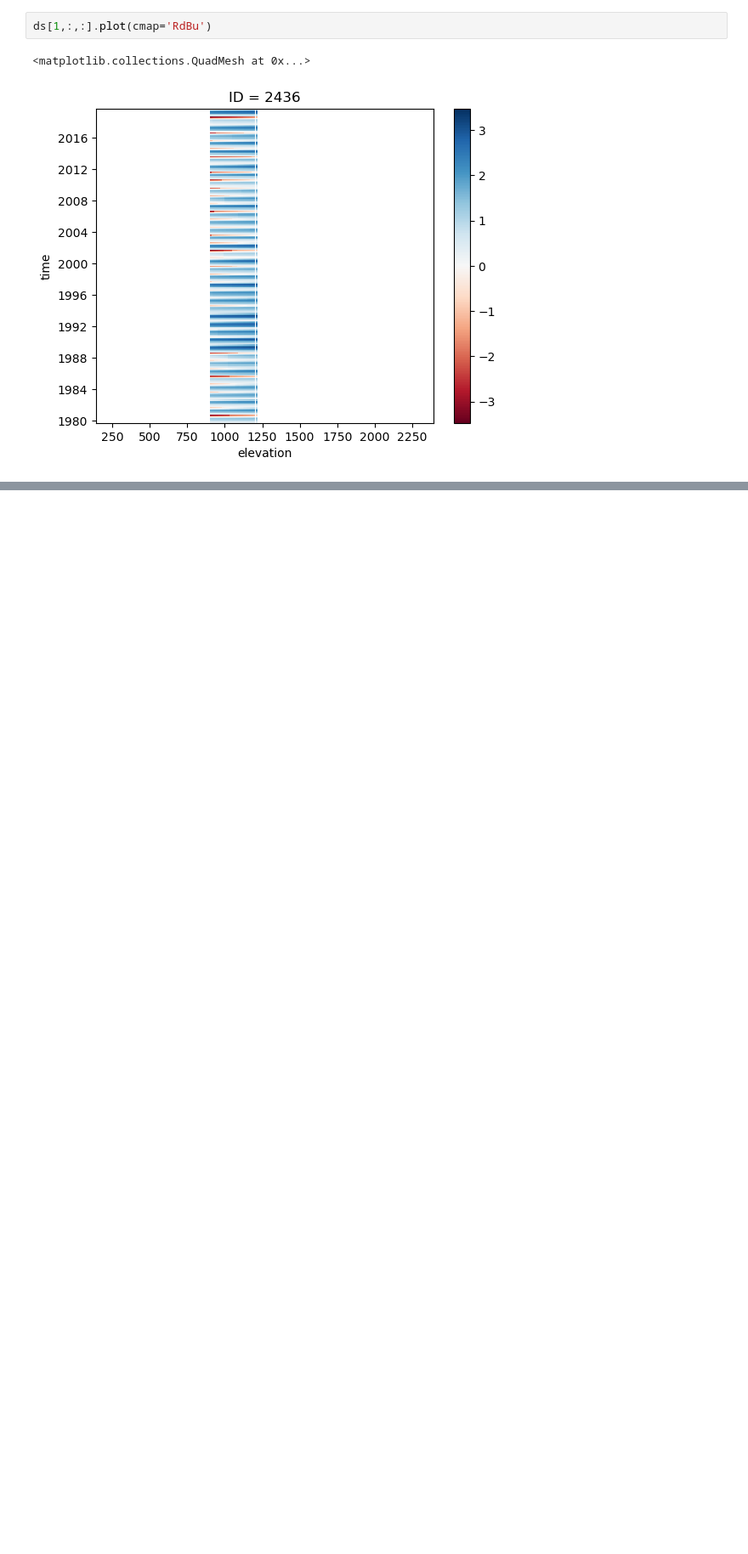
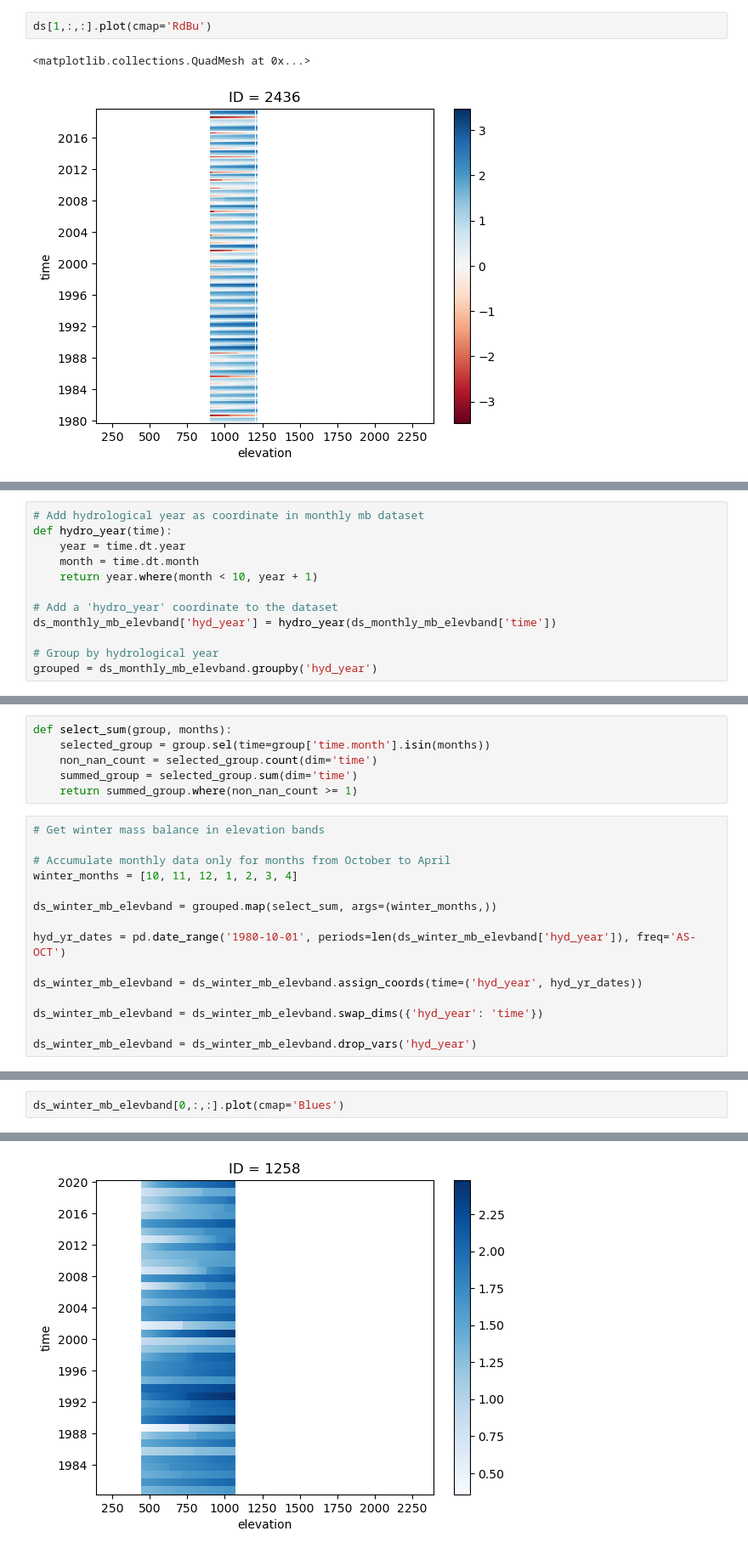
Before and after one commit to khsjursen/ML_MB_Norway, a Jupyter notebook: process_model_results.ipynb, the cells around one changed output, grey strips where cells are left out. Shown at 85% size. Saved outputs shown, nothing was run; the diff lists cells and outputs as text; blank space fills up the shorter version.

```diff
--- a/process_model_results.ipynb
+++ b/process_model_results.ipynb
@@ -223,0 +249,12 @@ annual_sums[1,:,:].plot(cmap='RdBu')
+# %%
+# Add hydrological year as coordinate in monthly mb dataset
+def hydro_year(time):
+    year = time.dt.year
+    month = time.dt.month
+    return year.where(month < 10, year + 1)
+
+# Add a 'hydro_year' coordinate to the dataset
+ds_monthly_mb_elevband['hyd_year'] = hydro_year(ds_monthly_mb_elevband['time'])
+
+# Group by hydrological year
+grouped = ds_monthly_mb_elevband.groupby('hyd_year')
@@ -223,0 +263,21 @@ annual_sums[1,:,:].plot(cmap='RdBu')
+# %%
+def select_sum(group, months):
+    selected_group = group.sel(time=group['time.month'].isin(months))
+    non_nan_count = selected_group.count(dim='time')
+    summed_group = selected_group.sum(dim='time')
+    return summed_group.where(non_nan_count >= 1)
+# %%
+# Get winter mass balance in elevation bands
+
+# Accumulate monthly data only for months from October to April
+winter_months = [10, 11, 12, 1, 2, 3, 4]
+
+ds_winter_mb_elevband = grouped.map(select_sum, args=(winter_months,))
+
+hyd_yr_dates = pd.date_range('1980-10-01', periods=len(ds_winter_mb_elevband['hyd_year']), freq='AS-OCT')
+
+ds_winter_mb_elevband = ds_winter_mb_elevband.assign_coords(time=('hyd_year', hyd_yr_dates))
+
+ds_winter_mb_elevband = ds_winter_mb_elevband.swap_dims({'hyd_year': 'time'})
+
+ds_winter_mb_elevband = ds_winter_mb_elevband.drop_vars('hyd_year')
@@ -223,0 +304,3 @@ annual_sums[1,:,:].plot(cmap='RdBu')
+# %%
+ds_winter_mb_elevband[0,:,:].plot(cmap='Blues')
+# %% [output]
@@ -223,0 +308 @@ annual_sums[1,:,:].plot(cmap='RdBu')
+[figure, added]
```
Also changed, not shown: parts of 31 cells of this notebook.
